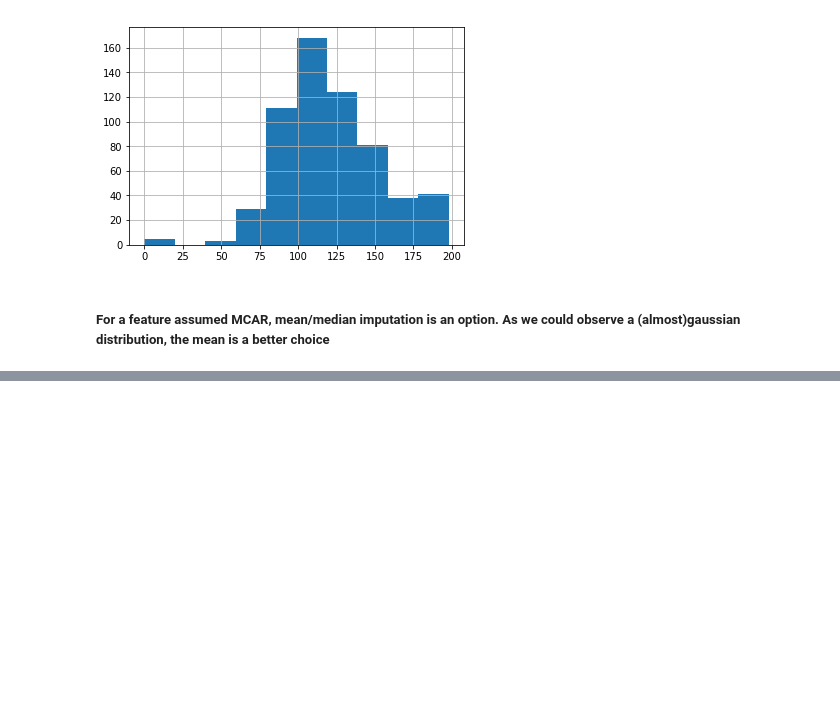
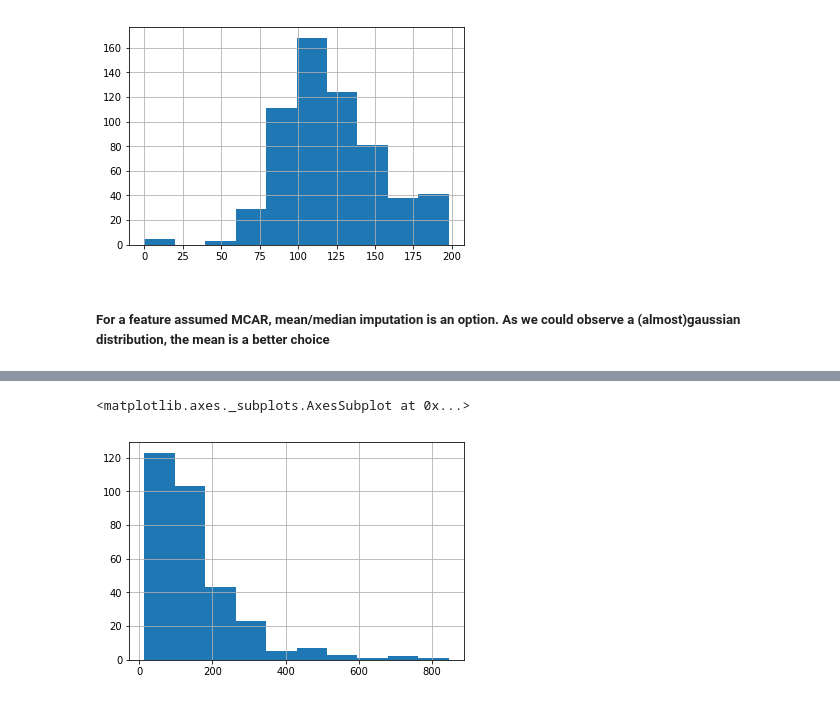
Before and after one commit to icyrino/FeatureEngineering-Training, a Jupyter notebook: NA values.ipynb, the cells around one changed output, grey strips where cells are left out. Drawn from its saved outputs; the diff is of its cells as text; code cells hidden in the pictures; blank space fills up the shorter version.

```diff
--- a/NA values.ipynb
+++ b/NA values.ipynb
@@ -88,0 +145,5 @@ df['glicose_NAtoMean'].hist()
+# %%
+df[df['insulina'] != 0]['insulina'].hist()
+# %% [output]
+<matplotlib.axes._subplots.AxesSubplot at 0x...>
+[figure, added]
```
Also changed, not shown: parts of 38 cells of this notebook.
